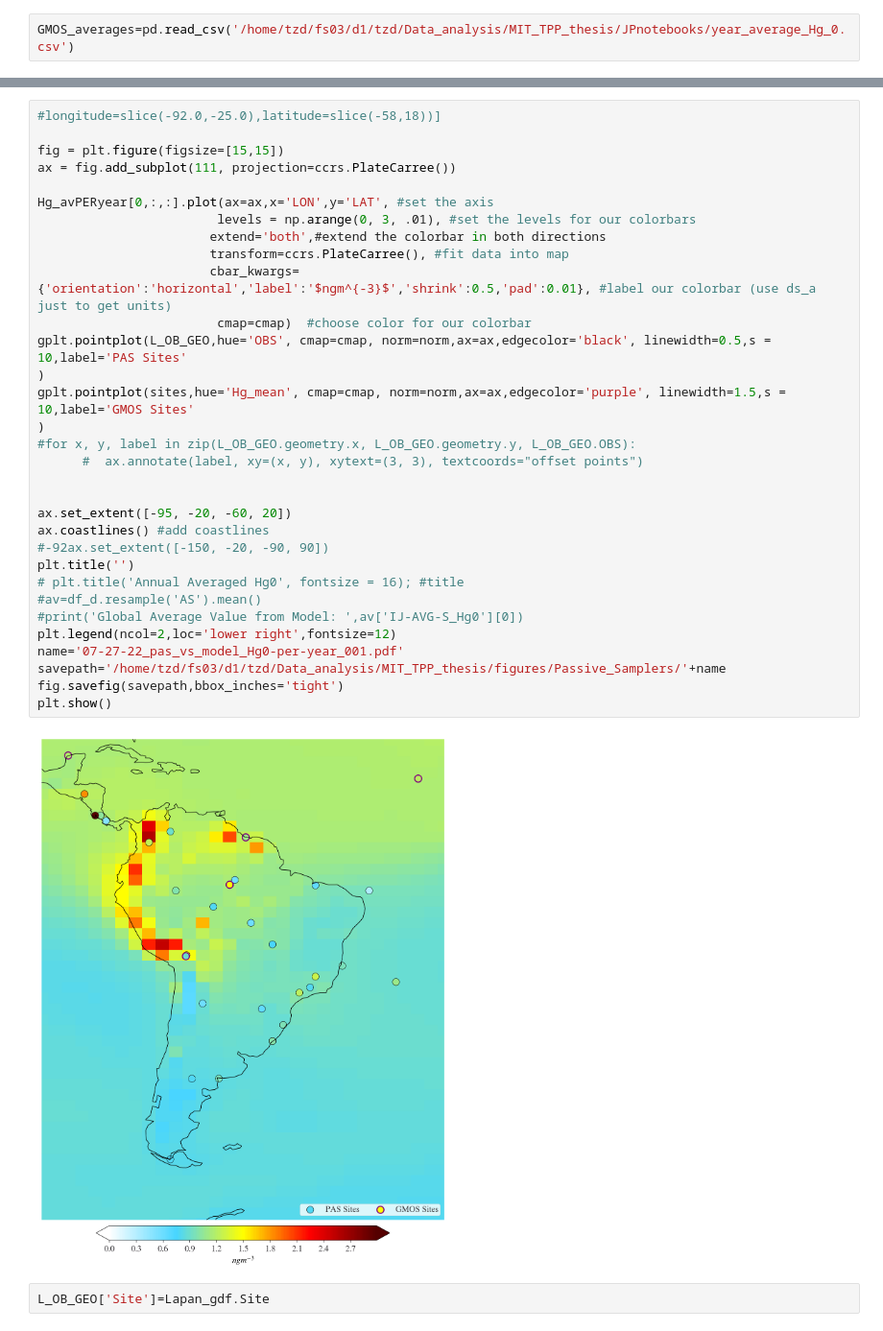
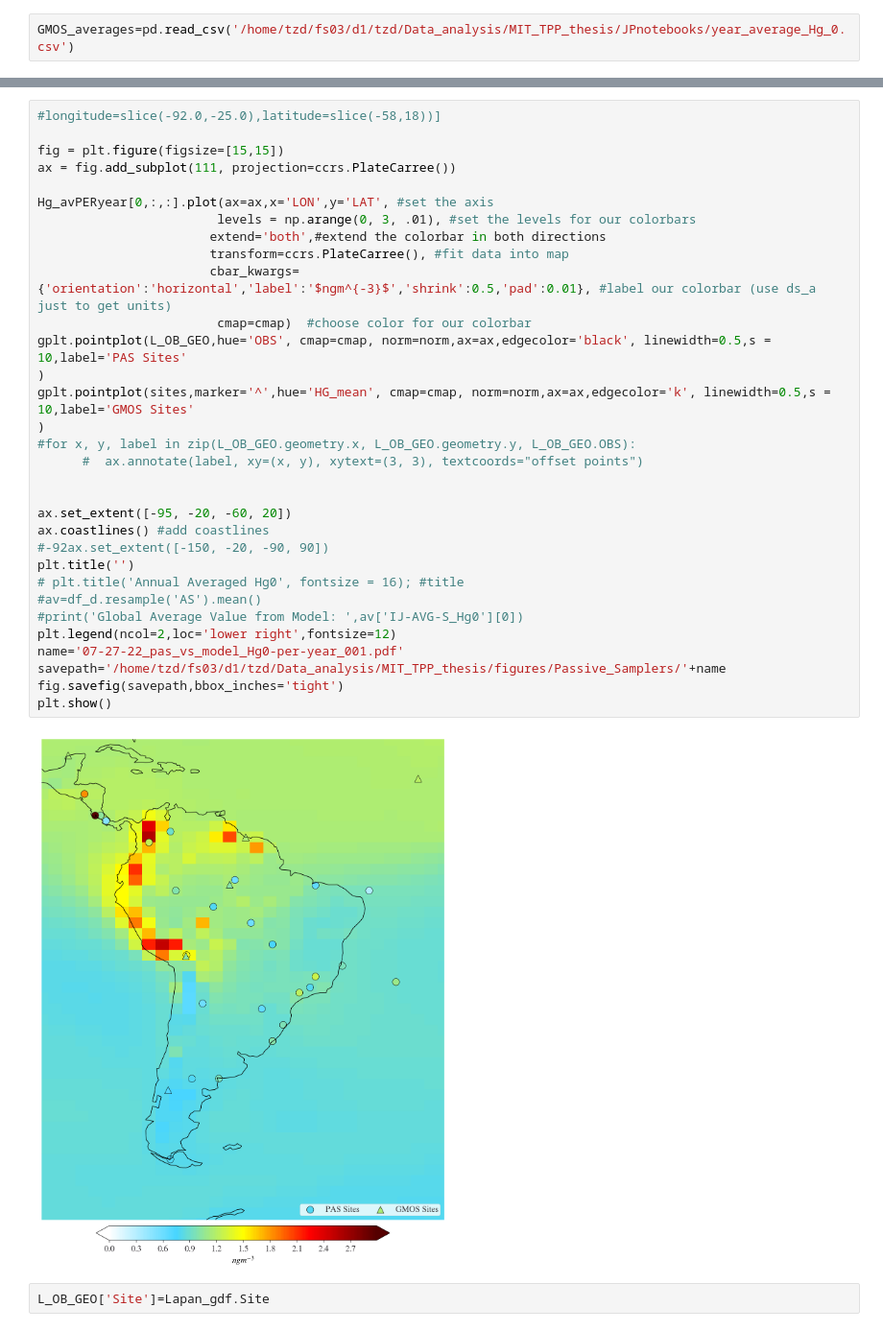
Before and after one commit to Shakes-tzd/MIT_TPP_thesis, a Jupyter notebook: JPnotebooks/LATAM_Passive_Sampler_Data_Analysis/Latam Tracer Concentrations Plots-2015.ipynb, the cells around one changed output, grey strips where cells are left out. Shown at 96% size. Saved outputs shown, nothing was run; the diff lists cells and outputs as text.

```diff
--- a/JPnotebooks/LATAM_Passive_Sampler_Data_Analysis/Latam Tracer Concentrations Plots-2015.ipynb
+++ b/JPnotebooks/LATAM_Passive_Sampler_Data_Analysis/Latam Tracer Concentrations Plots-2015.ipynb
@@ -636,35 +642,35 @@ KeyError: 'lon'
 
 fig = plt.figure(figsize=[15,15])
 ax = fig.add_subplot(111, projection=ccrs.PlateCarree())
 
 Hg_avPERyear[0,:,:].plot(ax=ax,x='LON',y='LAT', #set the axis
                         levels = np.arange(0, 3, .01), #set the levels for our colorbars
                        extend='both',#extend the colorbar in both directions
                        transform=ccrs.PlateCarree(), #fit data into map
                        cbar_kwargs={'orientation':'horizontal','label':'$ngm^{-3}$','shrink':0.5,'pad':0.01}, #label our colorbar (use ds_a just to get units)
                         cmap=cmap)  #choose color for our colorbar
 gplt.pointplot(L_OB_GEO,hue='OBS', cmap=cmap, norm=norm,ax=ax,edgecolor='black', linewidth=0.5,s = 10,label='PAS Sites'
 )
-gplt.pointplot(sites,hue='Hg_mean', cmap=cmap, norm=norm,ax=ax,edgecolor='purple', linewidth=1.5,s = 10,label='GMOS Sites'
+gplt.pointplot(sites,marker='^',hue='HG_mean', cmap=cmap, norm=norm,ax=ax,edgecolor='k', linewidth=0.5,s = 10,label='GMOS Sites'
 )
 #for x, y, label in zip(L_OB_GEO.geometry.x, L_OB_GEO.geometry.y, L_OB_GEO.OBS):
       #  ax.annotate(label, xy=(x, y), xytext=(3, 3), textcoords="offset points")
 
 
 ax.set_extent([-95, -20, -60, 20])
 ax.coastlines() #add coastlines
 #-92ax.set_extent([-150, -20, -90, 90])
 plt.title('')
 # plt.title('Annual Averaged Hg0', fontsize = 16); #title
 #av=df_d.resample('AS').mean()
 #print('Global Average Value from Model: ',av['IJ-AVG-S_Hg0'][0])
 plt.legend(ncol=2,loc='lower right',fontsize=12)
 name='07-27-22_pas_vs_model_Hg0-per-year_001.pdf'
 savepath='/home/tzd/fs03/d1/tzd/Data_analysis/MIT_TPP_thesis/figures/Passive_Samplers/'+name
 fig.savefig(savepath,bbox_inches='tight')
 plt.show()
 # %% [output]
-[figure, old version]
+[figure, new version]
 # %%
 L_OB_GEO['Site']=Lapan_gdf.Site
 # %%
```
Also changed, not shown: parts of 2 cells of this notebook, 3 other files.
